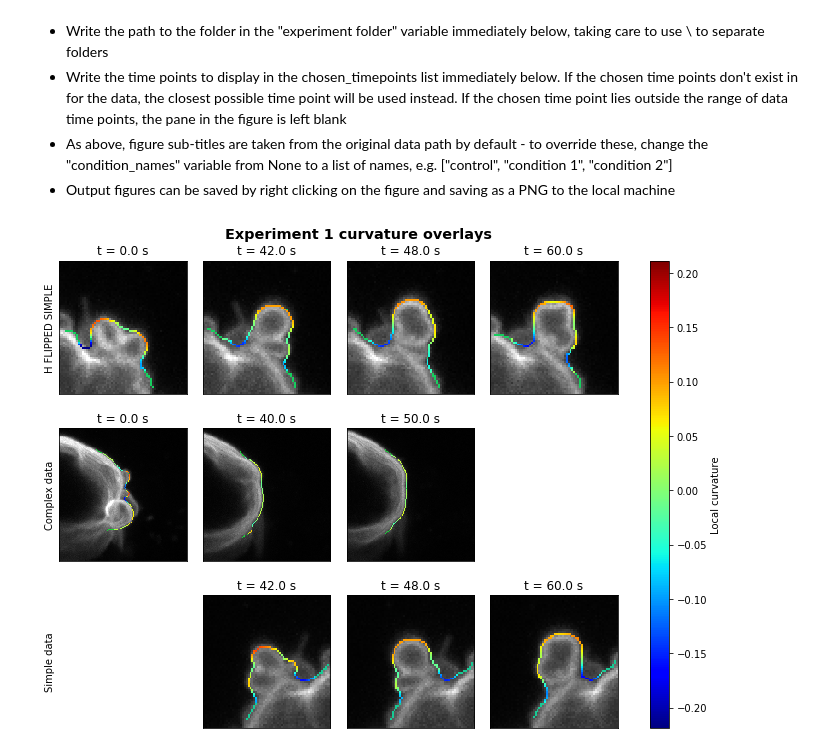
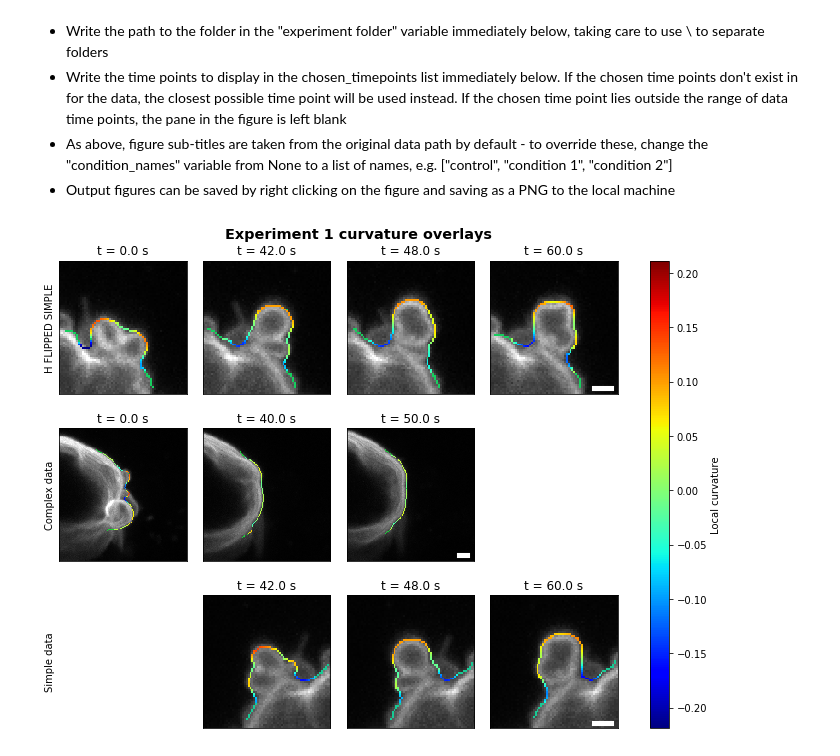
Before and after one commit to dougkelly88/blebbing_analysis, a Jupyter notebook: plotting/Blebbing figures.ipynb, the cells around one changed output. Saved outputs shown, nothing was run; the diff lists cells and outputs as text; code cells hidden in the pictures.

Commit message:
Add functionality to show scale bars on rightmost image of row of overlay images

```diff
--- a/plotting/Blebbing figures.ipynb
+++ b/plotting/Blebbing figures.ipynb
@@ -88,7 +89,10 @@ plt.show();
 experiment_folder = "D:\\data\\Inverse blebbing\\Experiment 1"
 chosen_timepoints = [0, 40, 50, 60];
 condition_names = None;
-#condition_names = ["control", "condition 1", "condition 2"]
+#condition_names = ["control", "condition 1", "condition 2"];
+scale_bar_size_um = 1.0;
+scale_bar_position = (0.75, 0.9) # in normalised axis coordinates
+scale_bar_color = 'w';
 
 ims = [];
 raw_curvatures = [];
@@ -114,7 +118,6 @@ for imidx in range(len(ims)):
     if paramses[imidx].time_crop_start_end is not None:
         t_offs = float(paramses[idx].time_crop_start_end[0]) * paramses[idx].frame_interval;
     chosen_frames = [round((t - t_offs)/ paramses[imidx].frame_interval) for t in chosen_timepoints];
-    #chosen_frames = [ch if ch < ims[imidx].shape[0] else ims[imidx].shape[0]-1 for ch in chosen_frames]; #
     closest_timepoints = [fr * paramses[imidx].frame_interval + t_offs for fr in chosen_frames];
     chosen_frames = [ch if ((ch < ims[imidx].shape[0]) and (ch >= 0)) else float('nan') for ch in chosen_frames];
     #print("For " + subtitles[imidx] + ", available timepoints are: " + str([i * paramses[imidx].frame_interval + t_offs for i in range(len(ims[imidx]))]));
@@ -126,41 +129,39 @@ for imidx in range(len(ims)):
             curv_pix = np.nonzero(raw_curvatures[imidx][fr]);
             for pixx, pixy in zip(curv_pix[0], curv_pix[1]):
                 curv = raw_curvatures[imidx][fr][pixx][pixy];
                 existing_val = ims[imidx][fr][pixx][pixy];
-                #print("Existing RBG value = " + str(existing_val));
                 curv_idx_8bit = int(round(255 * (curv - curv_lims[0]) / (curv_lims[1] - curv_lims[0])));
                 r, g, b, _ = cm.jet(curv_idx_8bit);
-                #print("Curvature = " + str(curv));
-                #print("Scaled index = " + str(curv_idx_8bit));
-                #print("RGB value = " + str((int(round(255*r)), int(round(255*g)), int(round(255*b)))));
                 ims[imidx][fr][pixx][pixy][0] = int(round(255*r));
                 ims[imidx][fr][pixx][pixy][1] = int(round(255*g));
                 ims[imidx][fr][pixx][pixy][2] = int(round(255*b));
             axs[imidx][fridx].imshow(ims[imidx][fr][:, :cbw, :]);
             axs[imidx][fridx].set_title("t = " + str(closest_timepoints[fridx]) + " s");
         else:
-            #axs[imidx][fridx].set_visible(False);
             axs[imidx][fridx].imshow(ims[imidx][0][:, :cbw, :], alpha=0);
             axs[imidx][fridx].set_frame_on(False);
-            #if fridx == 0:
-                #axs[imidx][fridx].set_ylabel("\n".join(wrap(subtitles[imidx], 30)));
         axs[imidx][fridx].set_xticks([]);
         axs[imidx][fridx].set_yticks([]);
         if fridx == 0:
             axs[imidx][fridx].set_ylabel("\n".join(wrap(subtitles[imidx], 30)));
-#print(ims[0][0].shape)
-#axs[0][0].imshow(ims[0][0])
-
+        if fridx == chosen_frames.index(max([f for f in chosen_frames if not np.isnan(f)])):
+            scalebar_len_pix = round(float(scale_bar_size_um) / paramses[imidx].pixel_physical_size);
+            axis_height_pt = axs[imidx][fridx].get_window_extent().transformed(fig.dpi_scale_trans.inverted()).height*fig.dpi;
+            scalebar = Line2D(color=scale_bar_color,
+                              xdata=[0.9 * ims[imidx][0].shape[0] - scalebar_len_pix, 0.9 * ims[imidx][0].shape[0]],
+                              ydata=[0.95 * ims[imidx][0].shape[0], 0.95 * ims[imidx][0].shape[0]],
+                             linewidth=axis_height_pt/25);
+            axs[imidx][fridx].add_artist(scalebar)
 plt.tight_layout()
 fig.subplots_adjust(top=0.95, right=0.9, hspace=0);
 cmap = plt.get_cmap('jet');
 norm = colors.Normalize(vmin=curv_lims[0],vmax=curv_lims[1]);
 sm = plt.cm.ScalarMappable(cmap=cmap, norm=norm);
 sm.set_array([]);
 cbar_ax1 = fig.add_axes([0.95, axs[len(ims)-1][len(chosen_timepoints)-1].get_position().y0, 0.03, (axs[0][len(chosen_timepoints)-1].get_position().y1 - axs[len(ims)-1][len(chosen_timepoints)-1].get_position().y0)])
 fig.colorbar(sm, cax=cbar_ax1);
 cbar_ax1.set_ylabel("Local curvature");
 plt.rc('figure', titlesize='x-large', titleweight='bold');
 fig.suptitle(experiment_title + " curvature overlays");
 # %% [output]
-[figure, old version]
+[figure, new version]
```
Also changed, not shown: parts of 1 cell of this notebook.
